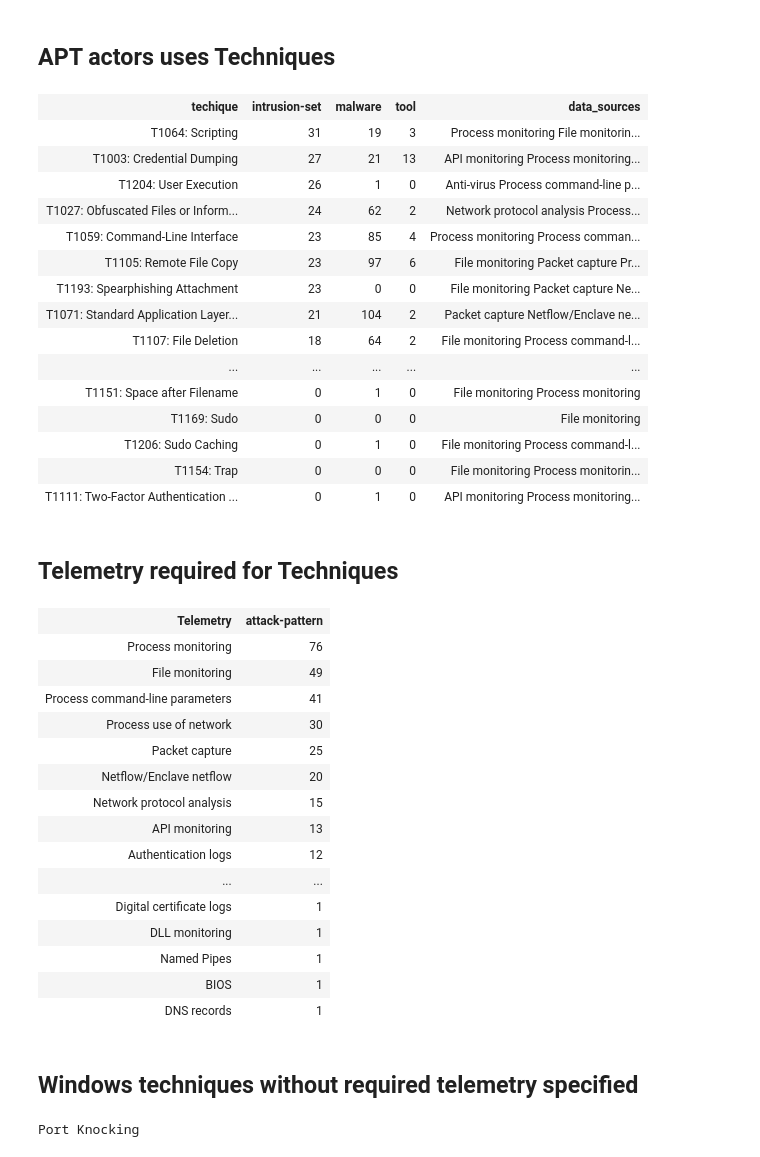
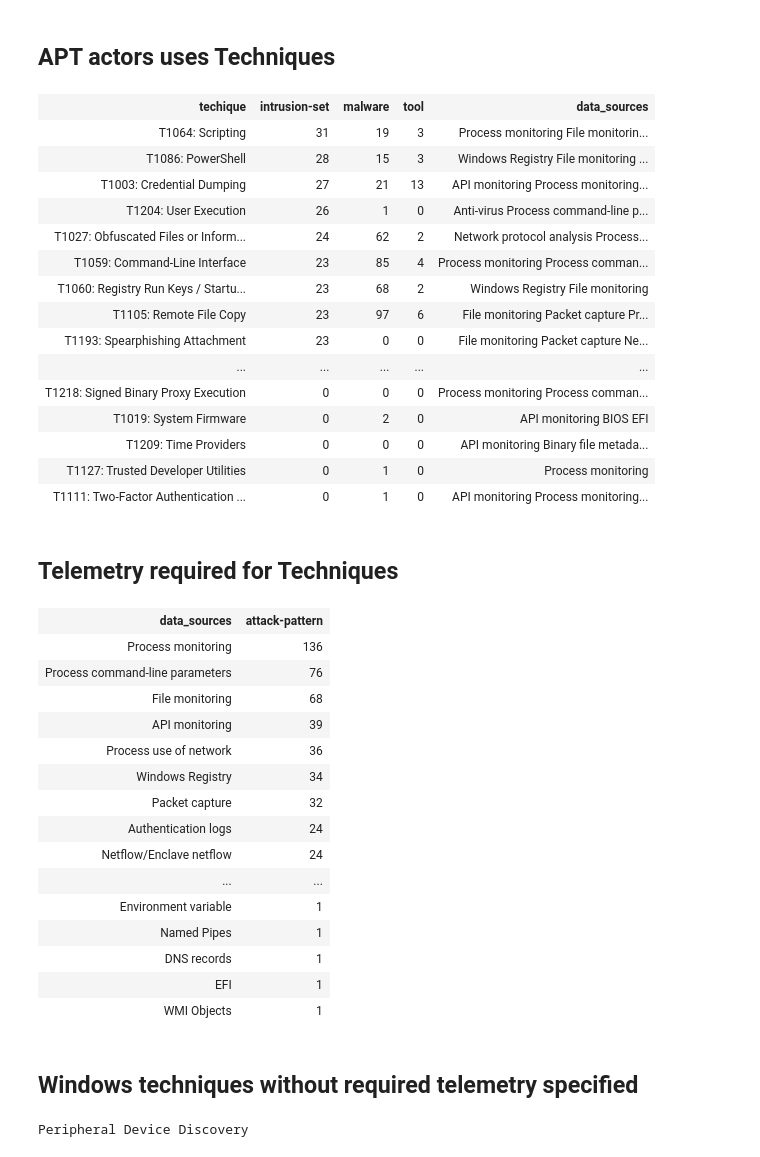
Before and after one commit to votadlos/MITRE, a Jupyter notebook: mitre-enterprise.ipynb, the cells around one changed output. Cells and saved outputs as stored; diff of their text form; code cells hidden in the pictures.

Commit message:
see: https://reply-to-all.blogspot.com/2019/01/mitre-att.html

```diff
--- a/mitre-enterprise.ipynb
+++ b/mitre-enterprise.ipynb
@@ -39,8 +36,12 @@ for o in m["objects"]:
     #t = o["id"][0:o["id"].find("--")]
     t = o["type"]
     if t == "relationship":
-        t += "-"+o["relationship_type"]
+        s = o["source_ref"][0:o["source_ref"].find("--")]
+        d = o["target_ref"][0:o["target_ref"].find("--")]
+        t += ":"+s+"->"+o["relationship_type"]+"->"+d
     res[t] = res.get(t,0) + 1
 
-display(HTML(HTMLx.html_table([],list(map(lambda x: [x, res[x]],res.keys())))))
+display(HTML(HTMLx.html_table(["Object","Cnt"],map(lambda x: [x, res[x]],res.keys()))))
+with open("objects.html","w") as f:
+    f.write(HTMLx.html_table(["Object","Cnt"],map(lambda x: [x, res[x]],res.keys())))
 # %% [output]
@@ -87,10 +91,6 @@ for o in m["objects"]:
                 if k2 in ["intrusion-set","malware","tool"]:
                     res[k][k2] = res[k].get(k2,0) + 1
 
-#print ('%60s  %13s %7s %4s %s' % ("Techiques", "intrusion-set","malware","tool","data_sources"))
-#for kk, aa, mm, tt, ds in sorted ( ( (k, res[k]["intrusion-set"], res[k]["malware"], res[k]["tool"],res[k]["x_mitre_data_sources"]) for k in res.keys()), \
-#                          key = itemgetter(1), reverse = True ) :
-#    print('%60s  %13d %7d %4d %s' % (kk, aa, mm, tt, '\n'.join(ds) ) )
 
 data = list()
 for kk, aa, mm, tt, ds in sorted ( ( (k, res[k]["intrusion-set"], res[k]["malware"], res[k]["tool"],res[k]["x_mitre_data_sources"]) for k in res.keys()), \
@@ -101,59 +101,59 @@ display(HTML(HTMLx.html_table(["techique", "intrusion-set","malware","tool","dat
 # %% [output]
 | techique | intrusion-set | malware | tool | data_sources |
 | T1064: Scripting | 31 | 19 | 3 | Process monitoring File monitorin... |
+| T1086: PowerShell | 28 | 15 | 3 | Windows Registry File monitoring ... |
 | T1003: Credential Dumping | 27 | 21 | 13 | API monitoring Process monitoring... |
 | T1204: User Execution | 26 | 1 | 0 | Anti-virus Process command-line p... |
 | T1027: Obfuscated Files or Inform... | 24 | 62 | 2 | Network protocol analysis Process... |
 | T1059: Command-Line Interface | 23 | 85 | 4 | Process monitoring Process comman... |
+| T1060: Registry Run Keys / Startu... | 23 | 68 | 2 | Windows Registry File monitoring |
 | T1105: Remote File Copy | 23 | 97 | 6 | File monitoring Packet capture Pr... |
 | T1193: Spearphishing Attachment | 23 | 0 | 0 | File monitoring Packet capture Ne... |
-| T1071: Standard Application Layer... | 21 | 104 | 2 | Packet capture Netflow/Enclave ne... |
-| T1107: File Deletion | 18 | 64 | 2 | File monitoring Process command-l... |
 | ... | ... | ... | ... | ... |
-| T1151: Space after Filename | 0 | 1 | 0 | File monitoring Process monitoring |
-| T1169: Sudo | 0 | 0 | 0 | File monitoring |
-| T1206: Sudo Caching | 0 | 1 | 0 | File monitoring Process command-l... |
-| T1154: Trap | 0 | 0 | 0 | File monitoring Process monitorin... |
+| T1218: Signed Binary Proxy Execution | 0 | 0 | 0 | Process monitoring Process comman... |
+| T1019: System Firmware | 0 | 2 | 0 | API monitoring BIOS EFI |
+| T1209: Time Providers | 0 | 0 | 0 | API monitoring Binary file metada... |
+| T1127: Trusted Developer Utilities | 0 | 1 | 0 | Process monitoring |
 | T1111: Two-Factor Authentication ... | 0 | 1 | 0 | API monitoring Process monitoring... |
 # %% [markdown]
 ## Telemetry required for Techniques
 # %%
 res = dict()
 no_data_sources = list()
 for o in m["objects"]:
     t = o["type"]
     if t == "attack-pattern" and len(list(filter(lambda x: x == platform, o["x_mitre_platforms"]))) > 0:
         if o.get("x_mitre_data_sources") is None:
             no_data_sources.append(o["name"])
         else:
             for s in o["x_mitre_data_sources"]:
                 res[s] = res.get(s,0) + 1
 
 display(HTML(
-    HTMLx.html_table(["Telemetry", "attack-pattern"],\
+    HTMLx.html_table(["data_sources", "attack-pattern"],\
                      list([key,value] for key, value in sorted(res.items(), key = itemgetter(1), reverse = True)))
 ))
 # %% [output]
-| Telemetry | attack-pattern |
-| Process monitoring | 76 |
-| File monitoring | 49 |
-| Process command-line parameters | 41 |
-| Process use of network | 30 |
-| Packet capture | 25 |
-| Netflow/Enclave netflow | 20 |
-| Network protocol analysis | 15 |
-| API monitoring | 13 |
-| Authentication logs | 12 |
+| data_sources | attack-pattern |
+| Process monitoring | 136 |
+| Process command-line parameters | 76 |
+| File monitoring | 68 |
+| API monitoring | 39 |
+| Process use of network | 36 |
+| Windows Registry | 34 |
+| Packet capture | 32 |
+| Authentication logs | 24 |
+| Netflow/Enclave netflow | 24 |
 | ... | ... |
-| Digital certificate logs | 1 |
-| DLL monitoring | 1 |
+| Environment variable | 1 |
 | Named Pipes | 1 |
-| BIOS | 1 |
 | DNS records | 1 |
+| EFI | 1 |
+| WMI Objects | 1 |
 # %% [markdown]
 ## Windows techniques without required telemetry specified
 # %%
 for i in no_data_sources:
     print(i)
 # %% [output]
-Port Knocking
+Peripheral Device Discovery
```
Also changed, not shown: parts of 2 cells of this notebook, 2 other files.
